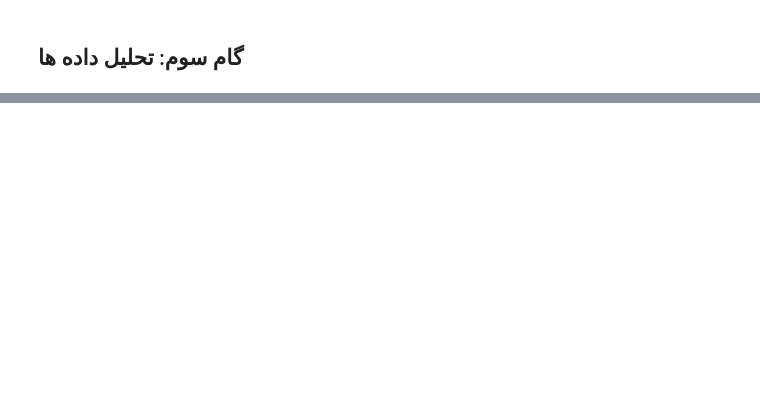
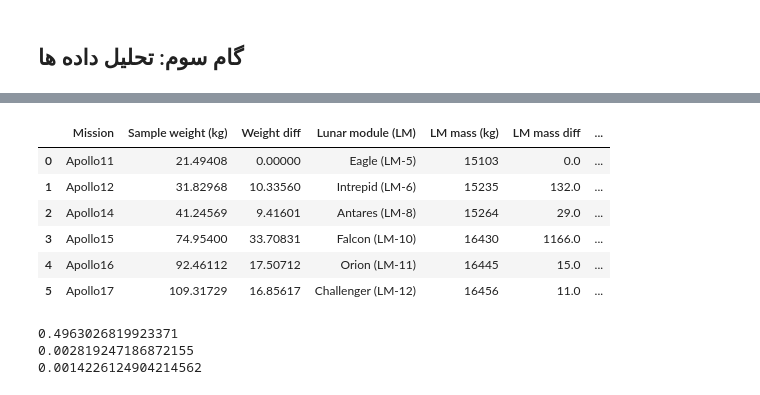
Before and after one commit to asefycom/pandas-project-based-course, a Jupyter notebook: rock-analysis.ipynb, the cells around one changed output, grey strips where cells are left out. Cells and saved outputs as stored; diff of their text form; code cells hidden in the pictures; blank space fills up the shorter version.

Commit message:
weight ratios saved

```diff
--- a/rock-analysis.ipynb
+++ b/rock-analysis.ipynb
@@ -117,0 +253,27 @@ missions
+# %%
+# محاسبه نسبت های وزنی - شاخصی برای پیش بینی ها
+saturnVPayload = 43500
+missions['Crewed area : Payload'] = missions['Total weight (kg)'] / saturnVPayload
+missions['Sample : Crewed area'] = missions['Sample weight (kg)'] / missions['Total weight (kg)']
+missions['Sample : Payload'] = missions['Sample weight (kg)'] / saturnVPayload
+missions
+# %% [output]
+|  | Mission | Sample weight (kg) | Weight diff | Lunar module (LM) | LM mass (kg) | LM mass diff | ... |
+| 0 | Apollo11 | 21.49408 | 0.00000 | Eagle (LM-5) | 15103 | 0.0 | ... |
+| 1 | Apollo12 | 31.82968 | 10.33560 | Intrepid (LM-6) | 15235 | 132.0 | ... |
+| 2 | Apollo14 | 41.24569 | 9.41601 | Antares (LM-8) | 15264 | 29.0 | ... |
+| 3 | Apollo15 | 74.95400 | 33.70831 | Falcon (LM-10) | 16430 | 1166.0 | ... |
+| 4 | Apollo16 | 92.46112 | 17.50712 | Orion (LM-11) | 16445 | 15.0 | ... |
+| 5 | Apollo17 | 109.31729 | 16.85617 | Challenger (LM-12) | 16456 | 11.0 | ... |
+# %%
+# محاسبه میانگین نسبت ها __ یک شاخص متعادل
+crewedArea_payload_ratio = missions['Crewed area : Payload'].mean()
+sample_crewedArea_ratio = missions['Sample : Crewed area'].mean()
+sample_payload_ratio = missions['Sample : Payload'].mean()
+print(crewedArea_payload_ratio)
+print(sample_crewedArea_ratio)
+print(sample_payload_ratio)
+# %% [output]
+0.4963026819923371
+0.002819247186872155
+0.0014226124904214562
```
Also changed, not shown: parts of 15 cells of this notebook.
